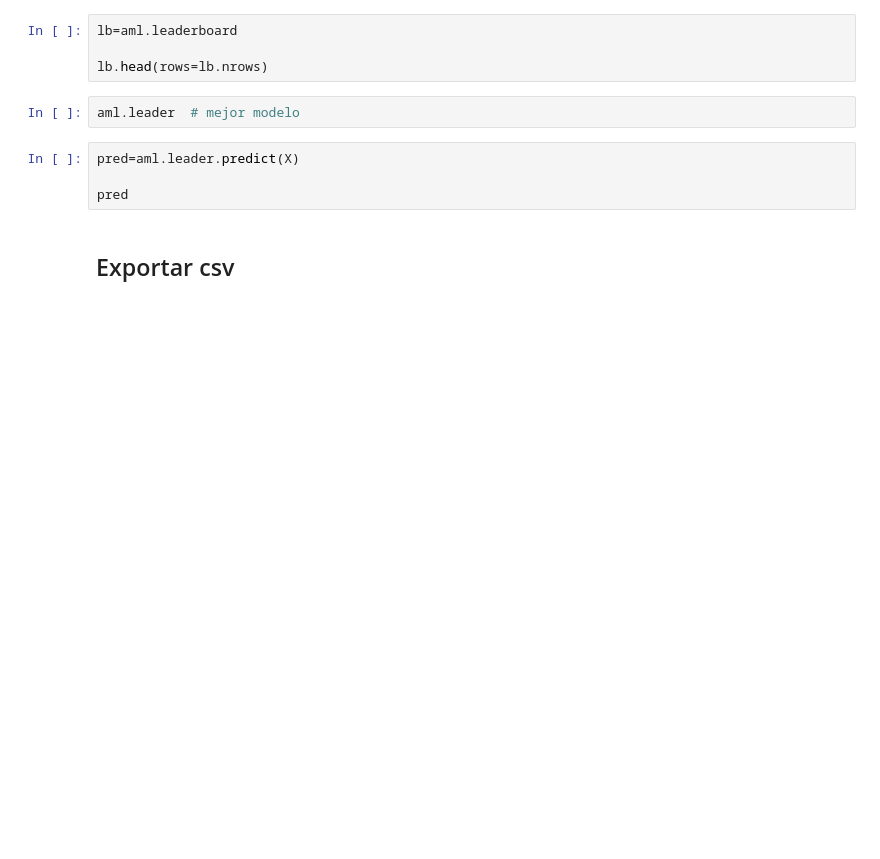
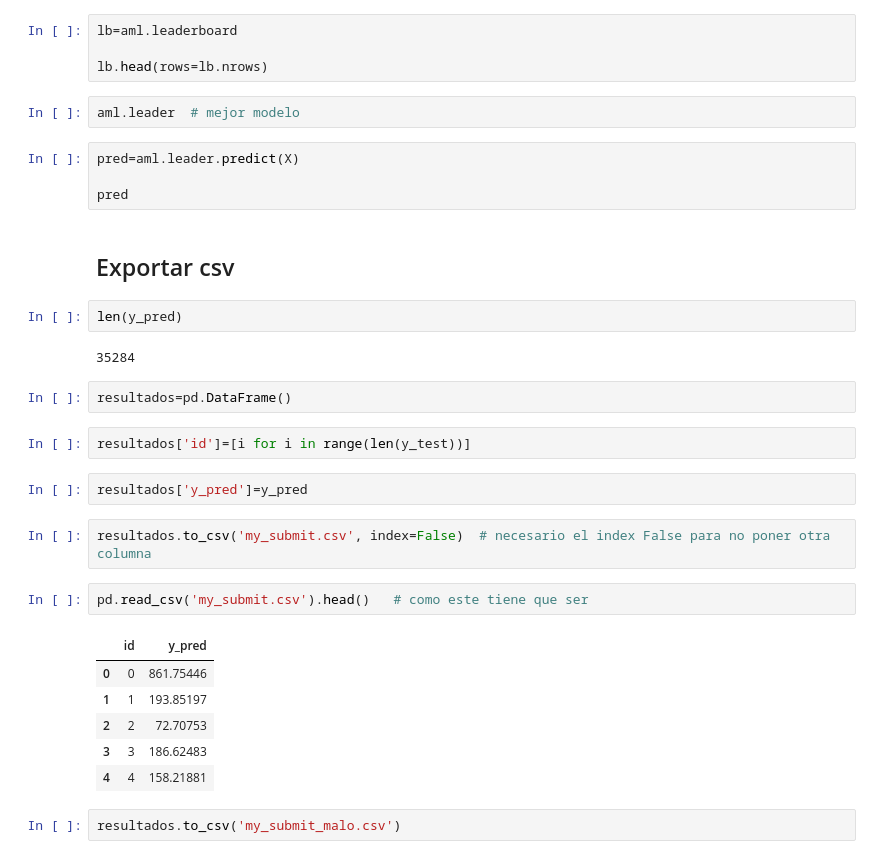
Before and after one commit to Ironhack-Data-Madrid-Mayo-2021/Classroom-Materials, a Jupyter notebook: week_07/07 - Airbnb price prediction.ipynb, the cells around one changed output. Cells and saved outputs as stored; diff of their text form; blank space fills up the shorter version.

```diff
--- a/week_07/07 - Airbnb price prediction.ipynb
+++ b/week_07/07 - Airbnb price prediction.ipynb
@@ -539,3 +593,26 @@ pred=aml.leader.predict(X)
 pred
 # %% [markdown]
 ## Exportar csv
+# %%
+len(y_pred)
+# %% [output]
+35284
+# %%
+resultados=pd.DataFrame()
+# %%
+resultados['id']=[i for i in range(len(y_test))]
+# %%
+resultados['y_pred']=y_pred
+# %%
+resultados.to_csv('my_submit.csv', index=False)  # necesario el index False para no poner otra columna
+# %%
+pd.read_csv('my_submit.csv').head()   # como este tiene que ser
+# %% [output]
+|  | id | y_pred |
+| 0 | 0 | 861.75446 |
+| 1 | 1 | 193.85197 |
+| 2 | 2 | 72.70753 |
+| 3 | 3 | 186.62483 |
+| 4 | 4 | 158.21881 |
+# %%
+resultados.to_csv('my_submit_malo.csv')
```
Also changed, not shown: parts of 7 cells of this notebook, 3 other files.
